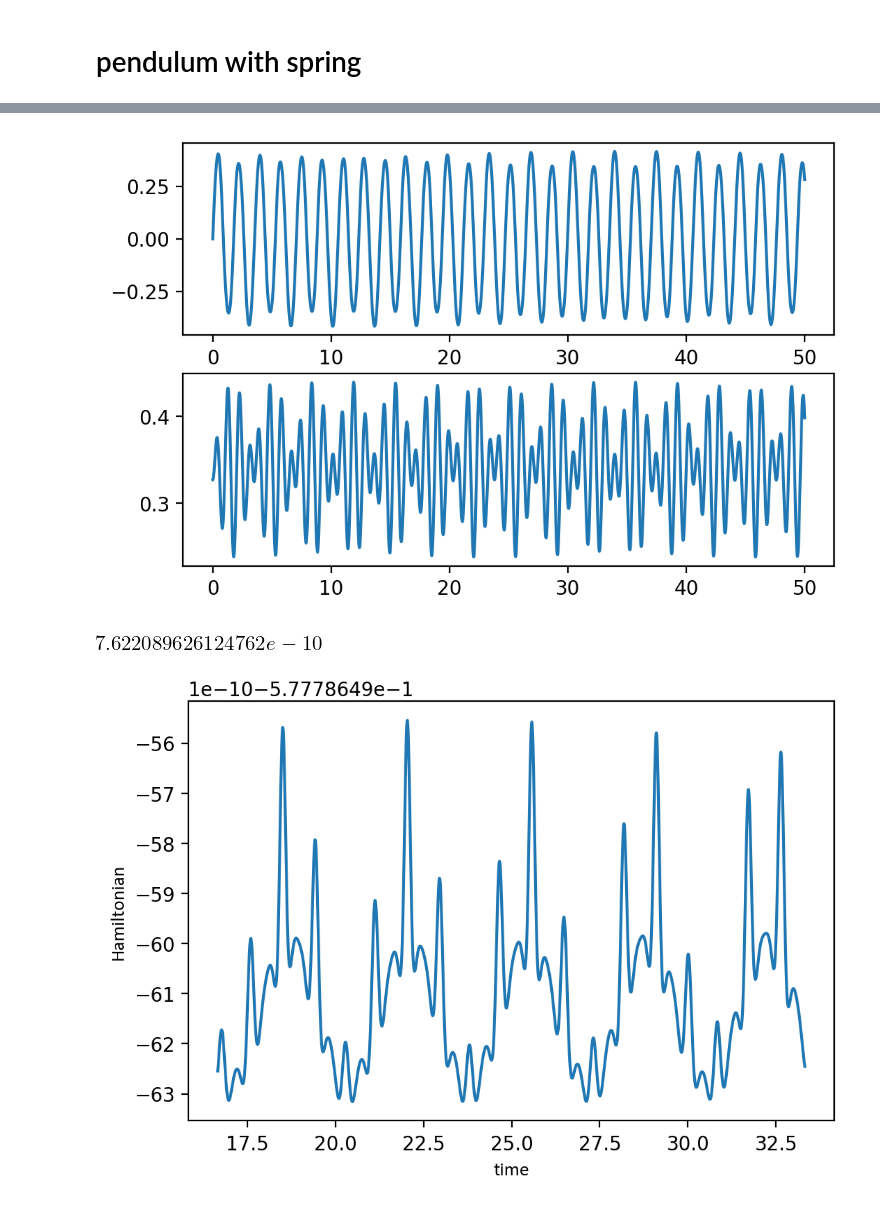
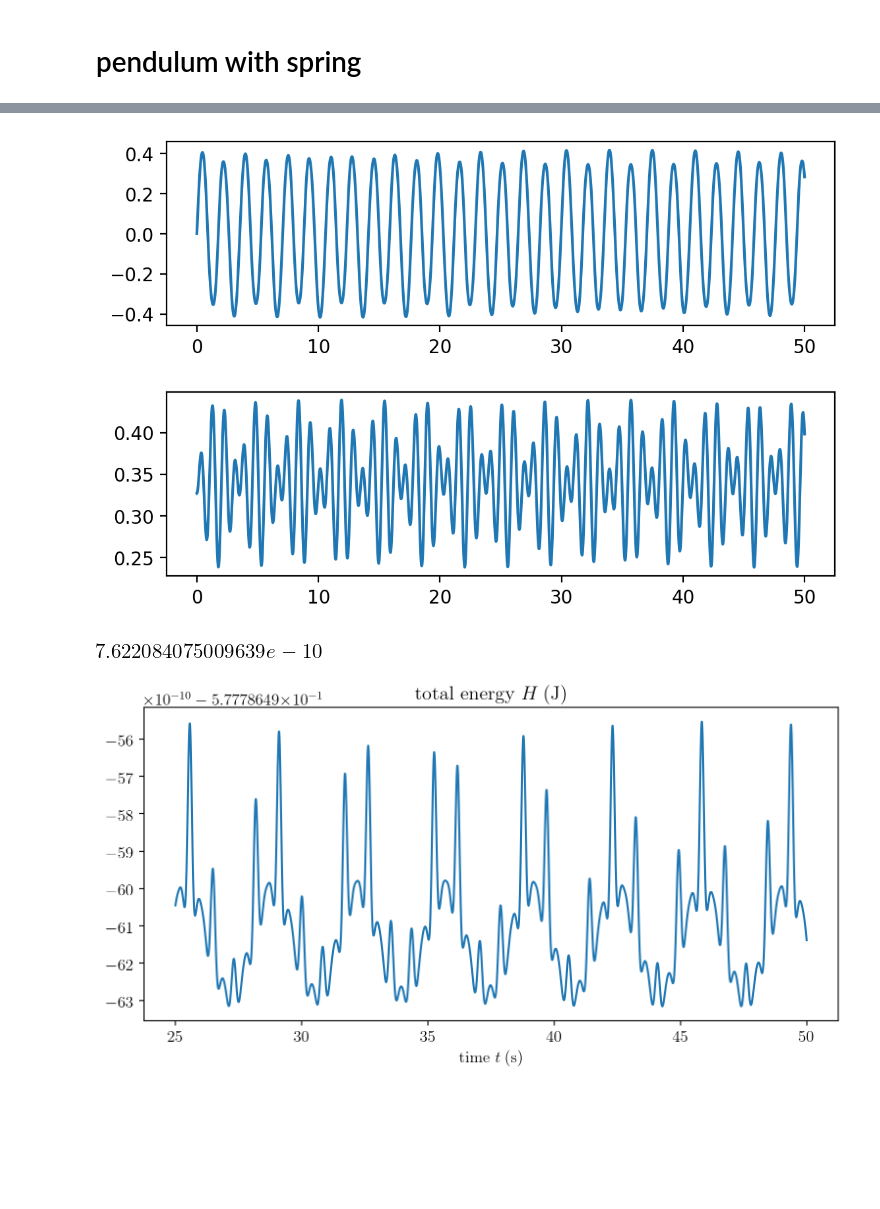
Before and after one commit to MarkusLohmayer/master-thesis-code, a Jupyter notebook: spring_pendulum.ipynb, the cells around one changed output, grey strips where cells are left out. Cells and saved outputs as stored; diff of their text form; code cells hidden in the pictures; blank space fills up the shorter version.

```diff
--- a/spring_pendulum.ipynb
+++ b/spring_pendulum.ipynb
@@ -15,7 +18,7 @@ from evaluate_functional import evaluate_functional
 # %%
 # generalized configuration coordinates
 r = sympy.Symbol('r')
-phi = sympy.Symbol('phi')
+φ = sympy.Symbol('φ')
 
 # parameters
 from sympy.abc import m, k, l, g
@@ -23,24 +26,24 @@ params = {m: 0.1, k: 3.0, l: 0.5, g: 9.81}
 # %%
 # generalized velocities
 rdot = sympy.Symbol('\dot{r}')
-phidot = sympy.Symbol('\dot{\phi}')
+φdot = sympy.Symbol('\dot{φ}')
 
 # kinetic energy
-T = sympy.Rational(1,2) * m * (rdot**2 + ((l+r)*phidot)**2)
+T = sympy.Rational(1,2) * m * (rdot**2 + ((l+r)*φdot)**2)
 
 # conjugate momenta
 p_r = sympy.Symbol('p_r')
-p_phi = sympy.Symbol('p_phi')
+p_φ = sympy.Symbol('p_φ')
 
 # Legendre transformation
 lt_r = sympy.solve(T.diff(rdot) - p_r, rdot)[0]
-lt_phi = sympy.solve(T.diff(phidot) - p_phi, phidot)[0]
+lt_φ = sympy.solve(T.diff(φdot) - p_φ, φdot)[0]
 
 # potential energy
-V = m * g * (-(l+r) * sympy.cos(phi)) + sympy.Rational(1,2) * k * r**2
+V = m * g * (-(l+r) * sympy.cos(φ)) + sympy.Rational(1,2) * k * r**2
 
 # Hamiltonian
-H = T.subs([(rdot, lt_r), (phidot, lt_phi)]) + V
+H = T.subs([(rdot, lt_r), (φdot, lt_φ)]) + V
 H = H.simplify()
 display(H)
 # %% [output]
@@ -48,7 +51,7 @@ display(H)
 # %%
 # state vector
-x = [phi, r, p_phi, p_r]
+x = [φ, r, p_φ, p_r]
 
 # initial conditions
 r0 = (params[m] * params[g]) / params[k]
-x_0 = np.array([0.0, r0, 0.1, 0.0], dtype=float)
+x_0 = np.array([0.0, r0, 0.1, 0.0])
@@ -80,21 +83,31 @@ Wall time: 1.47 s
 # %%
 fig, ax = plt.subplots(nrows=2, dpi=200)
+fig.tight_layout(pad=1.5)
 ax[0].plot(time, solution[:, 0]);
 ax[1].plot(time, solution[:, 1]);
 # %% [output]
-[figure, old version]
+[figure, new version]
 # %%
+# width of the band in which the error of energy conservation oscillates
 energy = evaluate_functional(x, H, solution, params=params)
 energy.max() - energy.min()
 # %% [output]
-[figure, old version]
+[figure, new version]
 # %%
-K = int(len(time) / 3)
-font = {'fontname':'Calibri'}
-fig, ax = plt.subplots(dpi=200)
-ax.set_xlabel("time", **font)
-ax.set_ylabel("Hamiltonian", **font)
+K = int(len(time) / 2)
+fig, ax = plt.subplots(dpi=200, figsize=(8,4))
+fig.tight_layout(pad=1.5)
+ax.set_title(r"total energy $H \: (\mathrm{J})$")
+ax.set_xlabel(r"time $t \: (\mathrm{s})$")
+#ax.set_ylabel("Hamiltonian")
 ax.plot(time[K:2*K], energy[K:2*K]);
-fig.savefig("discrete_energy_conservation.pdf")
+
+font = {'family' : 'Calibri',
+        'weight' : 'normal',
+        'size'   : 12}
+matplotlib.rc('font', **font)
+matplotlib.rc('text', usetex=True)
+
+#fig.savefig("discrete_energy_conservation.pdf")
 # %% [output]
-[figure, old version]
+[figure, new version]
```
Also changed, not shown: parts of 7 cells of this notebook, 14 other files.
